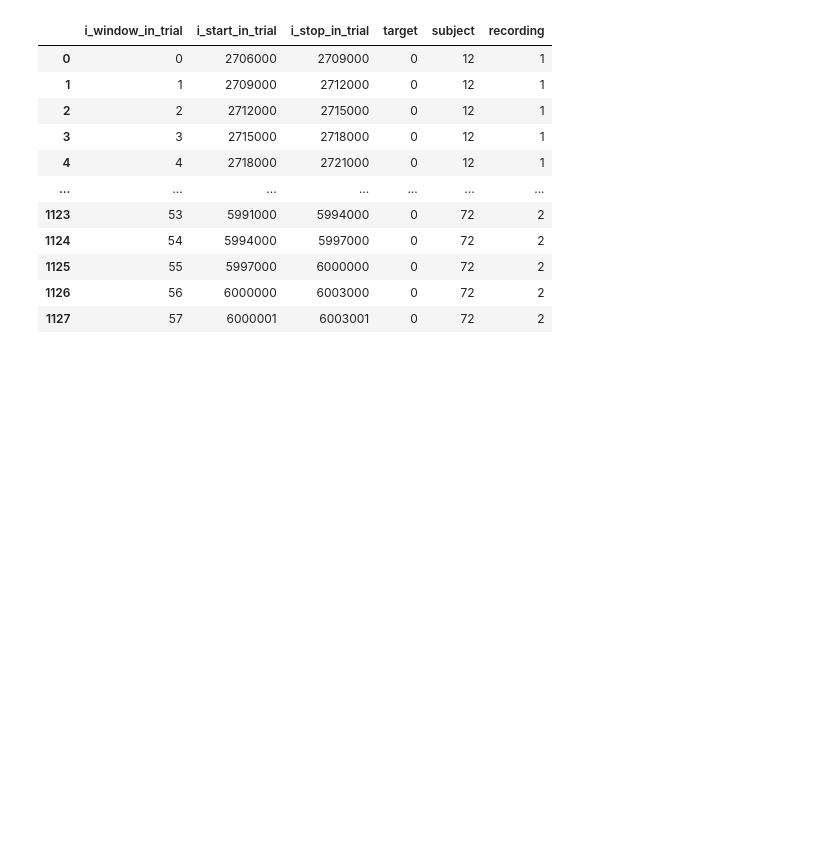
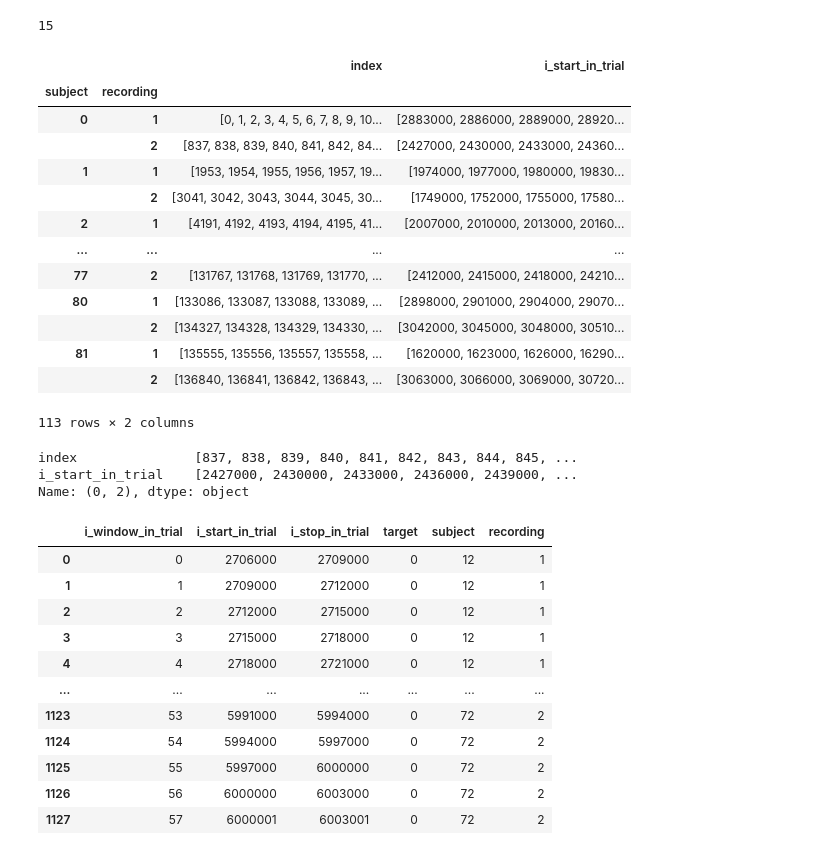
Before and after one commit to sleep-staging/multi-epoch, a Jupyter notebook: test.ipynb, the cells around one changed output. Cells and saved outputs as stored; diff of their text form; code cells hidden in the pictures; blank space fills up the shorter version.

```diff
--- a/test.ipynb
+++ b/test.ipynb
@@ -403,3 +446,50 @@ splitted["pretext"] = RelativePositioningDataset(
+# %%
+rec_ind1
+# %% [output]
+15
+# %%
+keys = ["subject", "recording"]
+
+metadata = splitted["pretext"].get_metadata()
+metadata = metadata.reset_index().rename(
+    columns={"index": "window_index"}
+)
+info = (
+    metadata.reset_index()
+    .groupby(keys)[["index", "i_start_in_trial"]]
+    .agg(["unique"])
+)
+
+info.columns = info.columns.get_level_values(0)
+epoch_len = 7
+rng = np.random.RandomState(1234)
+rec_ind = rng.choice(info.shape[0])
+win_ind = rng.choice(
+        info.iloc[rec_ind]["index"][epoch_len // 2 : -epoch_len // 2]
+    )
+# %%
+info
+# %% [output]
+|  |  | index | i_start_in_trial |
+| subject | recording |  |  |
+| 0 | 1 | [0, 1, 2, 3, 4, 5, 6, 7, 8, 9, 10... | [2883000, 2886000, 2889000, 28920... |
+|  | 2 | [837, 838, 839, 840, 841, 842, 84... | [2427000, 2430000, 2433000, 24360... |
+| 1 | 1 | [1953, 1954, 1955, 1956, 1957, 19... | [1974000, 1977000, 1980000, 19830... |
+|  | 2 | [3041, 3042, 3043, 3044, 3045, 30... | [1749000, 1752000, 1755000, 17580... |
+| 2 | 1 | [4191, 4192, 4193, 4194, 4195, 41... | [2007000, 2010000, 2013000, 20160... |
+| ... | ... | ... | ... |
+| 77 | 2 | [131767, 131768, 131769, 131770, ... | [2412000, 2415000, 2418000, 24210... |
+| 80 | 1 | [133086, 133087, 133088, 133089, ... | [2898000, 2901000, 2904000, 29070... |
+|  | 2 | [134327, 134328, 134329, 134330, ... | [3042000, 3045000, 3048000, 30510... |
+| 81 | 1 | [135555, 135556, 135557, 135558, ... | [1620000, 1623000, 1626000, 16290... |
+|  | 2 | [136840, 136841, 136842, 136843, ... | [3063000, 3066000, 3069000, 30720... |
+113 rows × 2 columns
+# %%
+info.iloc[1]
+# %% [output]
+index               [837, 838, 839, 840, 841, 842, 843, 844, 845, ...
+i_start_in_trial    [2427000, 2430000, 2433000, 2436000, 2439000, ...
+Name: (0, 2), dtype: object
 # %%
 class TuneDataset(BaseConcatDataset):
     """BaseConcatDataset for train and test"""
```
Also changed, not shown: parts of 3 cells of this notebook, 15 other files.
